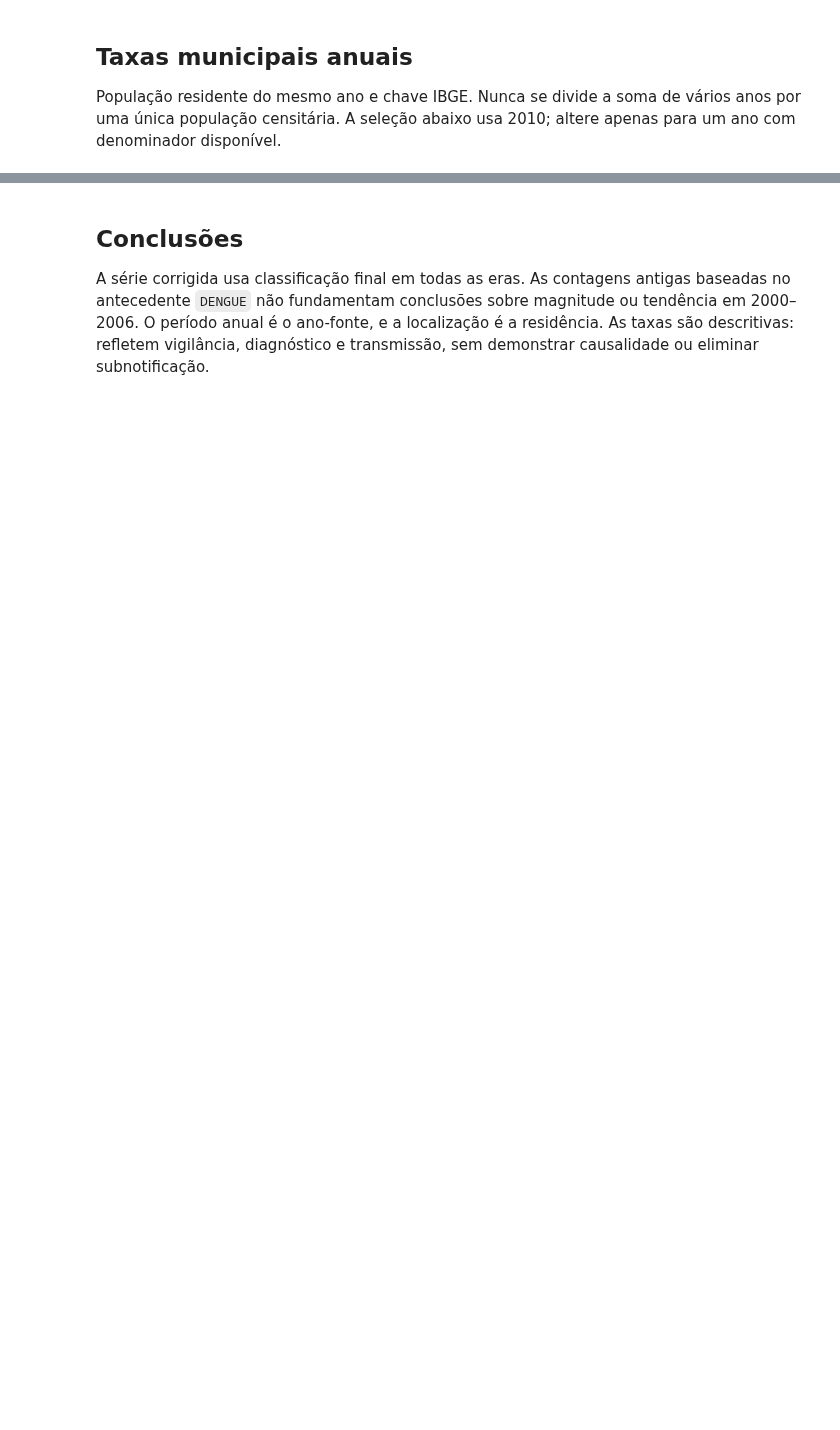
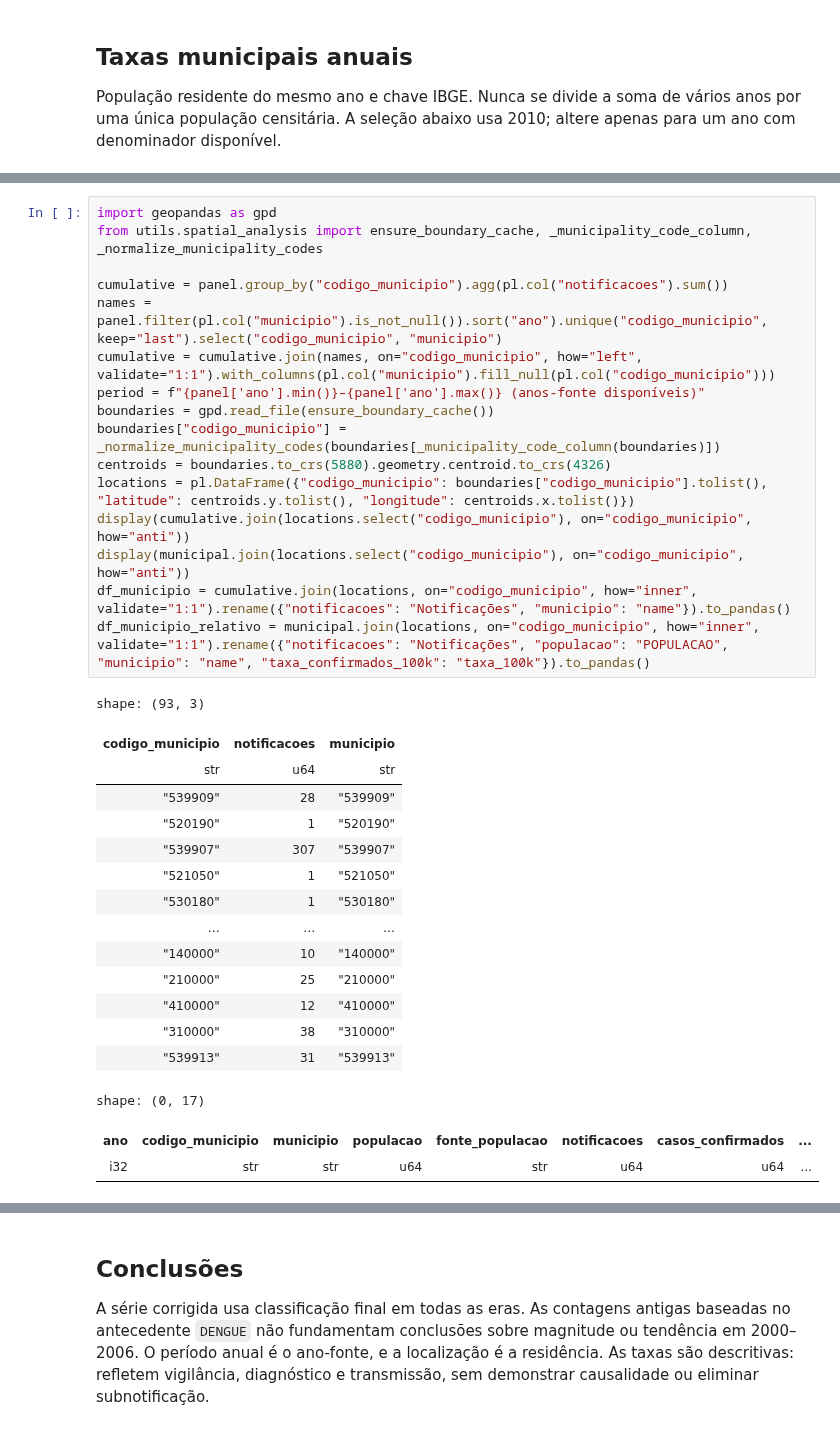
Before and after one commit to Romulol-B/Pysus-IBGE, a Jupyter notebook: notebooks/Analises exploratorias/SINAN/sinan.ipynb, the cells around one changed output, grey strips where cells are left out. Saved outputs shown, nothing was run; the diff lists cells and outputs as text; blank space fills up the shorter version.

```diff
--- a/notebooks/Analises exploratorias/SINAN/sinan.ipynb
+++ b/notebooks/Analises exploratorias/SINAN/sinan.ipynb
@@ -178,0 +304,34 @@ shape: (27, 5)
+# %%
+import geopandas as gpd
+from utils.spatial_analysis import ensure_boundary_cache, _municipality_code_column, _normalize_municipality_codes
+
+cumulative = panel.group_by("codigo_municipio").agg(pl.col("notificacoes").sum())
+names = panel.filter(pl.col("municipio").is_not_null()).sort("ano").unique("codigo_municipio", keep="last").select("codigo_municipio", "municipio")
+cumulative = cumulative.join(names, on="codigo_municipio", how="left", validate="1:1").with_columns(pl.col("municipio").fill_null(pl.col("codigo_municipio")))
+period = f"{panel['ano'].min()}–{panel['ano'].max()} (anos-fonte disponíveis)"
+boundaries = gpd.read_file(ensure_boundary_cache())
+boundaries["codigo_municipio"] = _normalize_municipality_codes(boundaries[_municipality_code_column(boundaries)])
+centroids = boundaries.to_crs(5880).geometry.centroid.to_crs(4326)
+locations = pl.DataFrame({"codigo_municipio": boundaries["codigo_municipio"].tolist(), "latitude": centroids.y.tolist(), "longitude": centroids.x.tolist()})
+display(cumulative.join(locations.select("codigo_municipio"), on="codigo_municipio", how="anti"))
+display(municipal.join(locations.select("codigo_municipio"), on="codigo_municipio", how="anti"))
+df_municipio = cumulative.join(locations, on="codigo_municipio", how="inner", validate="1:1").rename({"notificacoes": "Notificações", "municipio": "name"}).to_pandas()
+df_municipio_relativo = municipal.join(locations, on="codigo_municipio", how="inner", validate="1:1").rename({"notificacoes": "Notificações", "populacao": "POPULACAO", "municipio": "name", "taxa_confirmados_100k": "taxa_100k"}).to_pandas()
+# %% [output]
+shape: (93, 3)
+| codigo_municipio | notificacoes | municipio |
+| str | u64 | str |
+| "539909" | 28 | "539909" |
+| "520190" | 1 | "520190" |
+| "539907" | 307 | "539907" |
+| "521050" | 1 | "521050" |
+| "530180" | 1 | "530180" |
+| … | … | … |
+| "140000" | 10 | "140000" |
+| "210000" | 25 | "210000" |
+| "410000" | 12 | "410000" |
+| "310000" | 38 | "310000" |
+| "539913" | 31 | "539913" |
+shape: (0, 17)
+| ano | codigo_municipio | municipio | populacao | fonte_populacao | notificacoes | casos_confirmados | ... |
+| i32 | str | str | u64 | str | u64 | u64 | ... |
```
Also changed, not shown: parts of 19 cells of this notebook, 8 other files.
